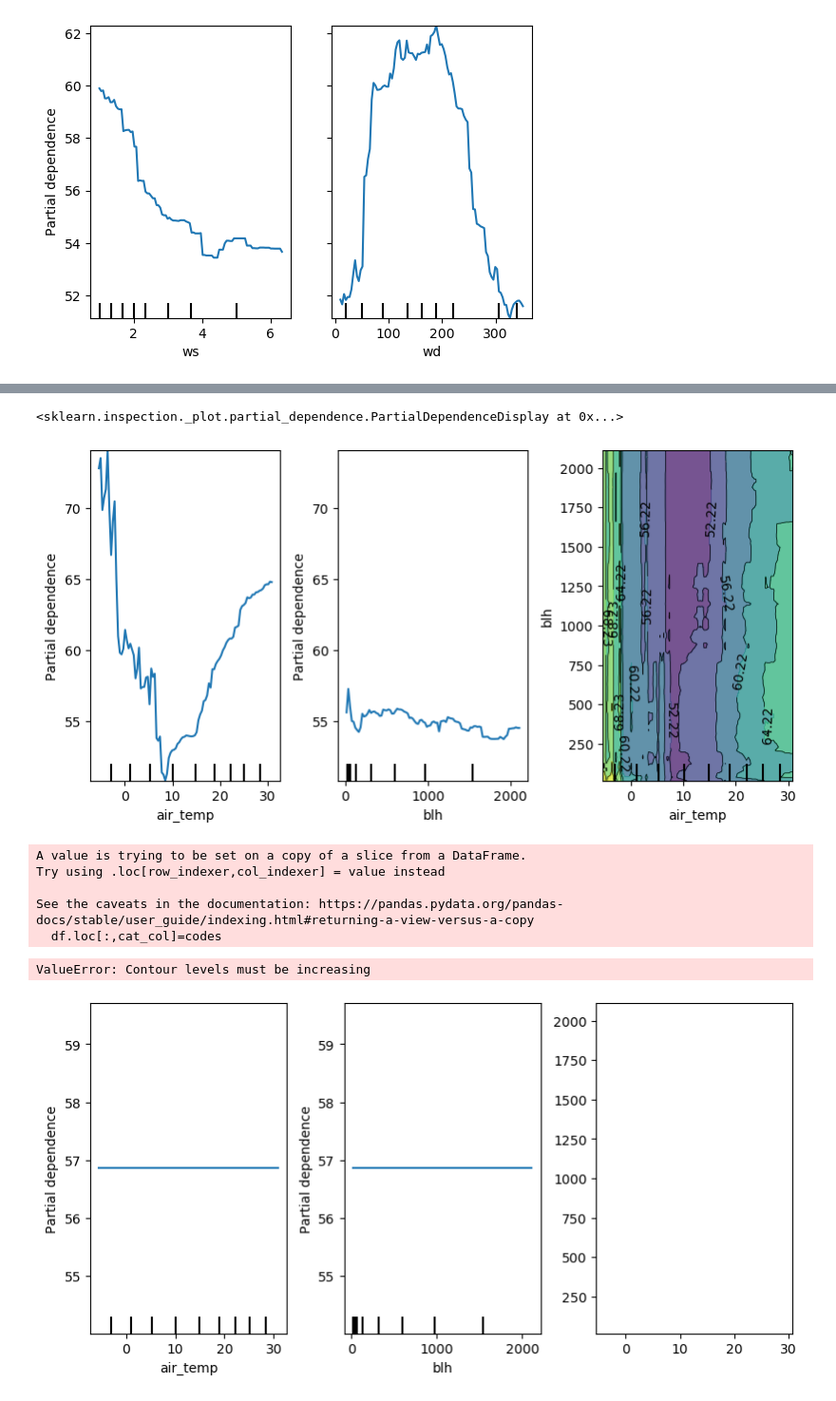
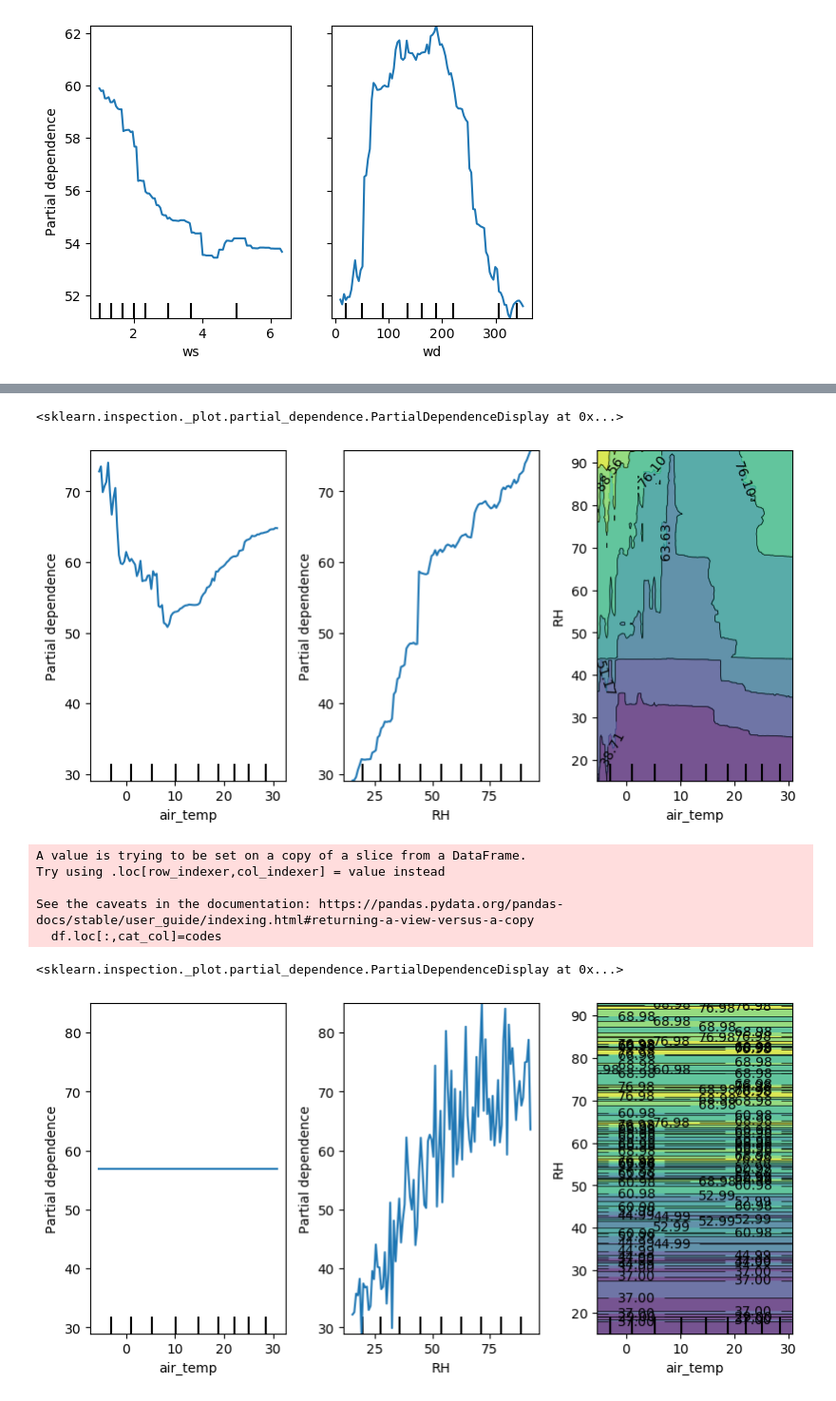
Before and after one commit to m-edal/normet, a Jupyter notebook: tutorials/Case1.ipynb, the cells around one changed output, grey strips where cells are left out. Shown at 95% size. Saved outputs shown, nothing was run; the diff lists cells and outputs as text; code cells hidden in the pictures.

```diff
--- a/tutorials/Case1.ipynb
+++ b/tutorials/Case1.ipynb
@@ -131,20 +131,20 @@ pdp.pdp_plot(automl, df, feature_names=all_features,variables=['air_temp','blh']
 # %%
-pdp.pdp_interaction(automl,df,variables=['air_temp','blh',('air_temp','blh')],kind='average',
+pdp.pdp_interaction(automl,df,variables=['air_temp','RH',('air_temp','RH')],kind='average',
                 training_only=True,ncols=3,figsize=(8,4),constrained_layout=True)
 # %% [output]
 <sklearn.inspection._plot.partial_dependence.PartialDependenceDisplay at 0x...>
-[figure, old version]
+[figure, new version]
 # %%
-pdp.pdp_nointeraction(automl,df,feature_names=all_features,variables=['air_temp','blh',('air_temp','blh')],
+pdp.pdp_nointeraction(automl,df,feature_names=all_features,variables=['air_temp','RH',('air_temp','RH')],
                   kind='average',training_only=True,ncols=3,figsize=(8,4),constrained_layout=True)
 # %% [output]
 A value is trying to be set on a copy of a slice from a DataFrame.
 Try using .loc[row_indexer,col_indexer] = value instead
 
 See the caveats in the documentation: https://pandas.pydata.org/pandas-docs/stable/user_guide/indexing.html#returning-a-view-versus-a-copy
   df.loc[:,cat_col]=codes
-ValueError: Contour levels must be increasing
+<sklearn.inspection._plot.partial_dependence.PartialDependenceDisplay at 0x...>
-[figure, old version]
+[figure, new version]
 # %%
 pdp.pdp_interaction(automl,df,variables=['air_temp','day_julian',('air_temp','day_julian')],
                   kind='average',training_only=True,ncols=3,figsize=(8,4),constrained_layout=True)
```
Also changed, not shown: parts of 8 cells of this notebook.
